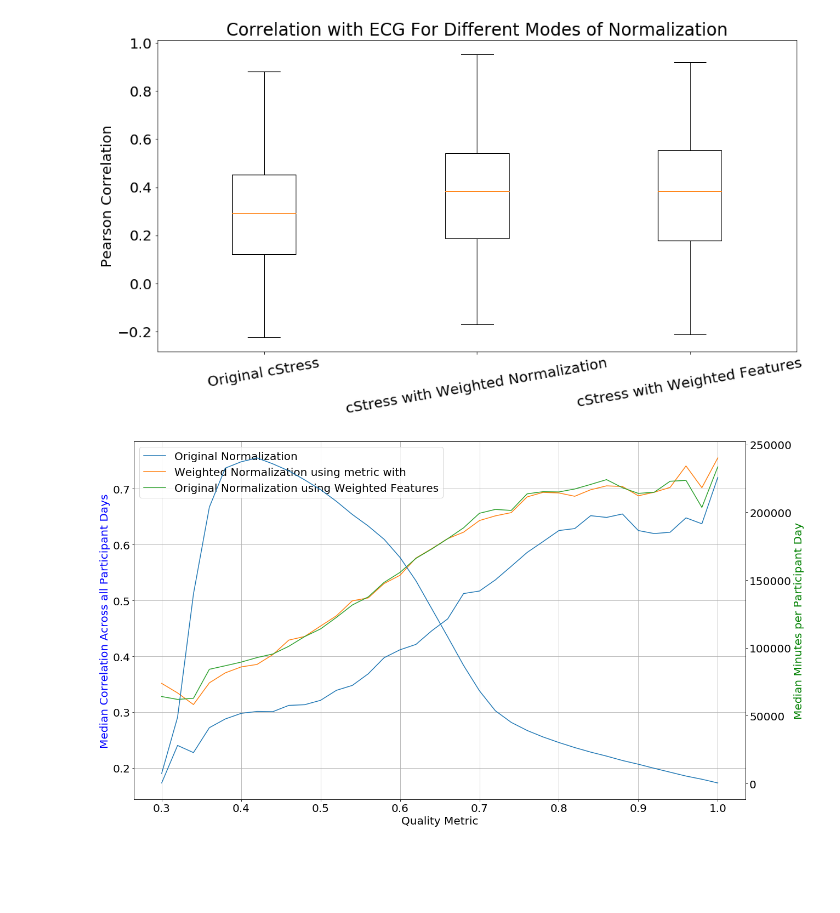
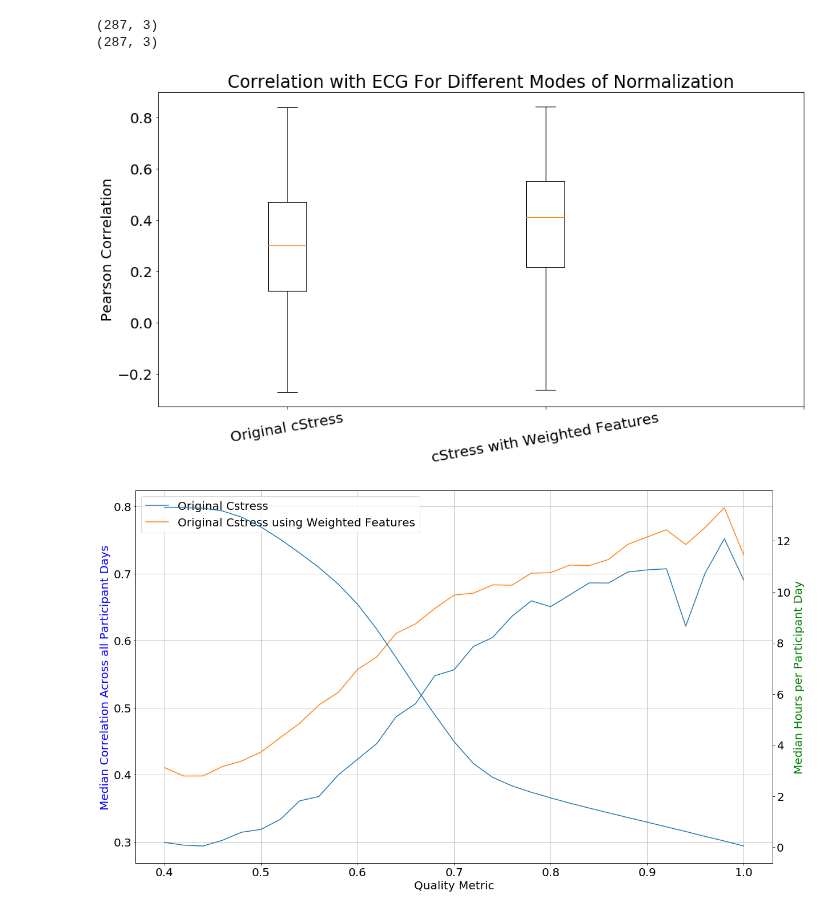
Before and after one commit to aungkonazim/RR-ECG-PPG, a Jupyter notebook: stress_exp/main_read_all_data.ipynb, the cells around one changed output. Saved outputs shown, nothing was run; the diff lists cells and outputs as text; code cells hidden in the pictures; blank space fills up the shorter version.

```diff
--- a/stress_exp/main_read_all_data.ipynb
+++ b/stress_exp/main_read_all_data.ipynb
@@ -209,11 +235,18 @@ plt.show()
+# %%
+print(day_corr.shape)
+day_corr = day_corr[~np.isnan(day_corr).any(axis=1)]
+print(day_corr.shape)
+# %% [output]
+(287, 3)
+(287, 3)
 # %%
 import matplotlib.pyplot as plt
 plt.rcParams.update({'font.size':20})
 plt.figure(figsize=(16,8))
-plt.boxplot(day_corr)
+plt.boxplot(day_corr[~np.isnan(day_corr).any(axis=1)][:,np.array([0,2])])
 plt.ylabel('Pearson Correlation')
-plt.xticks(range(1,day_corr.shape[1]+1),['Original cStress','cStress with Weighted Normalization','cStress with Weighted Features'],rotation=10)
+plt.xticks(range(1,day_corr.shape[1]+1),['Original cStress','cStress with Weighted Features'],rotation=10)
 plt.title('Correlation with ECG For Different Modes of Normalization')
 plt.show()
 # %% [output]
-[figure, old version]
+[figure, new version]
@@ -226,26 +253,37 @@ x = corr_25.index.values
 # %%
+data_all = pd.DataFrame(data1,columns=['quality','corr_orig','corr_new','corr_new1','corr_between','ppg_yield','ecg_yield'])
+data_all1 = pd.DataFrame(yld1,columns=['quality','ppg_yield'])
+
+corr_25 = data_all.groupby('quality').quantile(.5)
+x = corr_25.index.values
+x1 = np.unique(data_all1['quality'].values)
+y = []
+for a in x1:
+    y.append(data_all1[data_all1.quality>=a]['ppg_yield'].sum()/60/day_corr.shape[0])
+
 import matplotlib.pyplot as plt
 %matplotlib inline
 plt.rcParams.update({'font.size':20})
 fig, ax1 = plt.subplots(figsize=(20,12))
 ax2 = ax1.twinx()
-ax1.plot(x,corr_25['corr_orig'].loc[x],label='Original Normalization')
-ax1.plot(x,corr_25['corr_new'].loc[x],label='Weighted Normalization using metric with')
-ax1.plot(x,corr_25['corr_new1'].loc[x],label='Original Normalization using Weighted Features')
-ax2.plot(x,corr_75['ppg_yield'].loc[x],label='PPG Yield')
+ax1.plot(x,corr_25['corr_orig'].loc[x],label='Original Cstress')
+# ax1.plot(x,corr_25['corr_new'].loc[x],label='Weighted Normalization using metric with')
+ax1.plot(x,corr_25['corr_new1'].loc[x],label='Original Cstress using Weighted Features')
+# ax1.plot(x,corr_25['corr_between'].loc[x],label='Original Normalization using auto Features')
+ax2.plot(x1,y,label='PPG Yield')
 ax1.grid()
 # ax1.plot(x,corr_75['corr_orig'].loc[x],label='Original 75th')
 # ax1.plot(x,corr_75['corr_new'].loc[x],label='Weighted 75th')
 ax1.legend(fontsize=20)
 ax1.set_xlabel('Quality Metric')
-ax2.set_ylabel('Median Minutes per Participant Day', color='g')
+ax2.set_ylabel('Median Hours per Participant Day', color='g')
 ax1.set_ylabel('Median Correlation Across all Participant Days', color='b')
 plt.show()
 
 
 # plt.figure(figsize=(16,8))
 # %% [output]
-[figure, old version]
+[figure, new version]
 # %%
 import matplotlib.pyplot as plt
 %matplotlib inline
```
Also changed, not shown: parts of 9 cells of this notebook, 1 other file.
